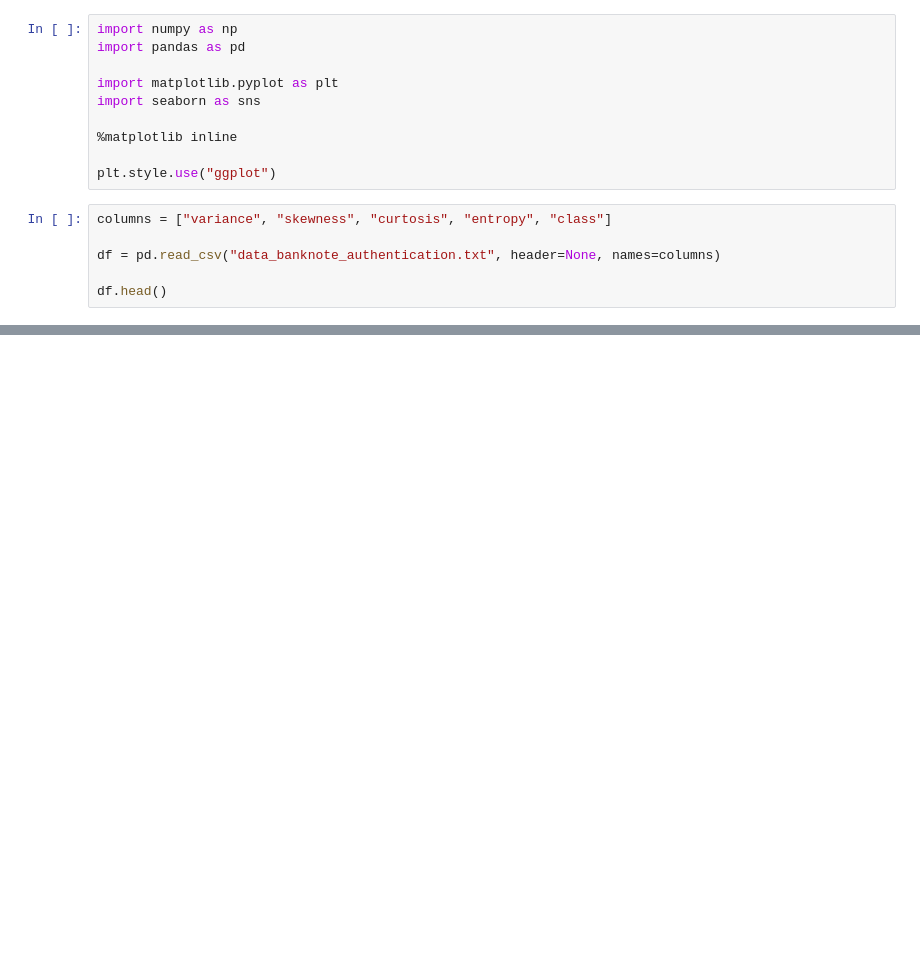
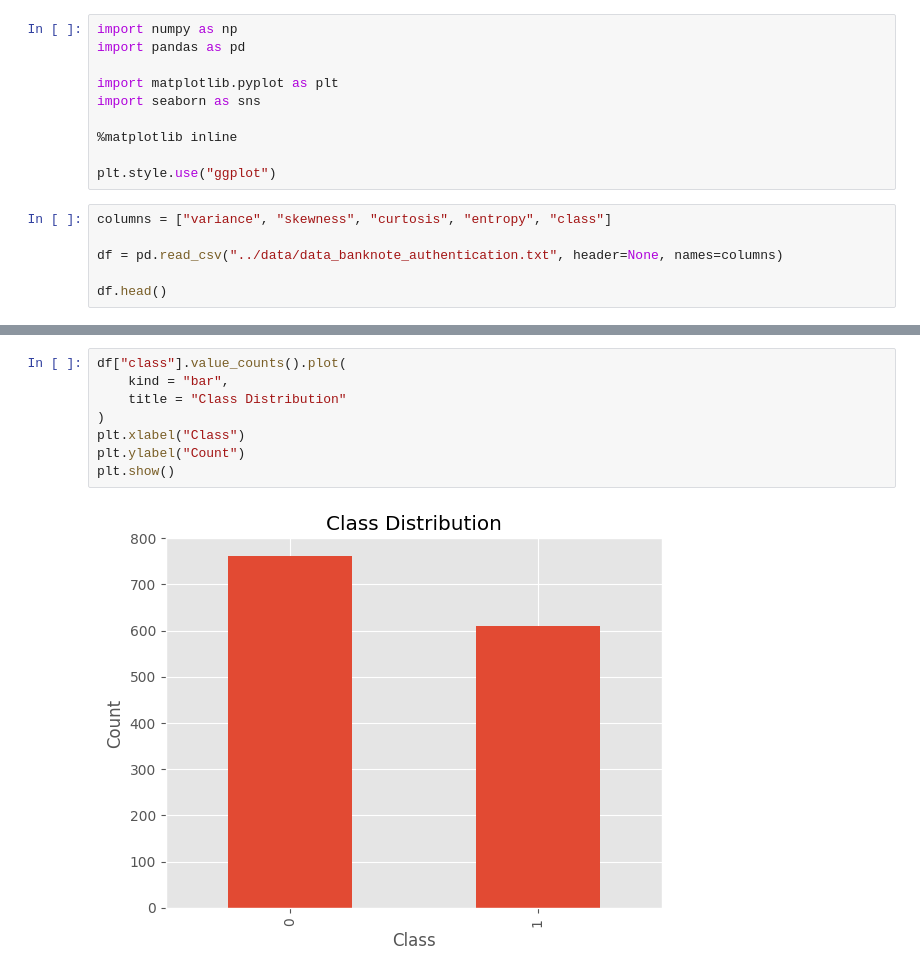
Before and after one commit to nzoopxw/deep-learning-lab-sem5, a Jupyter notebook: Lab-01/notebooks/experiment1.ipynb, the cells around one changed output, grey strips where cells are left out. Saved outputs shown, nothing was run; the diff lists cells and outputs as text; blank space fills up the shorter version.

```diff
--- a/Lab-01/notebooks/experiment1.ipynb
+++ b/Lab-01/notebooks/experiment1.ipynb
@@ -11,7 +11,7 @@ plt.style.use("ggplot")
 # %%
 columns = ["variance", "skewness", "curtosis", "entropy", "class"]
 
-df = pd.read_csv("data_banknote_authentication.txt", header=None, names=columns)
+df = pd.read_csv("../data/data_banknote_authentication.txt", header=None, names=columns)
 
 df.head()
 # %% [output]
@@ -18,0 +66,10 @@ FileNotFoundError: [Errno 2] No such file or directory: 'data_banknote_authentic
+# %%
+df["class"].value_counts().plot(
+    kind = "bar",
+    title = "Class Distribution"
+)
+plt.xlabel("Class")
+plt.ylabel("Count")
+plt.show()
+# %% [output]
+[figure, added]
```
Also changed, not shown: parts of 9 cells of this notebook, 22 other files.
